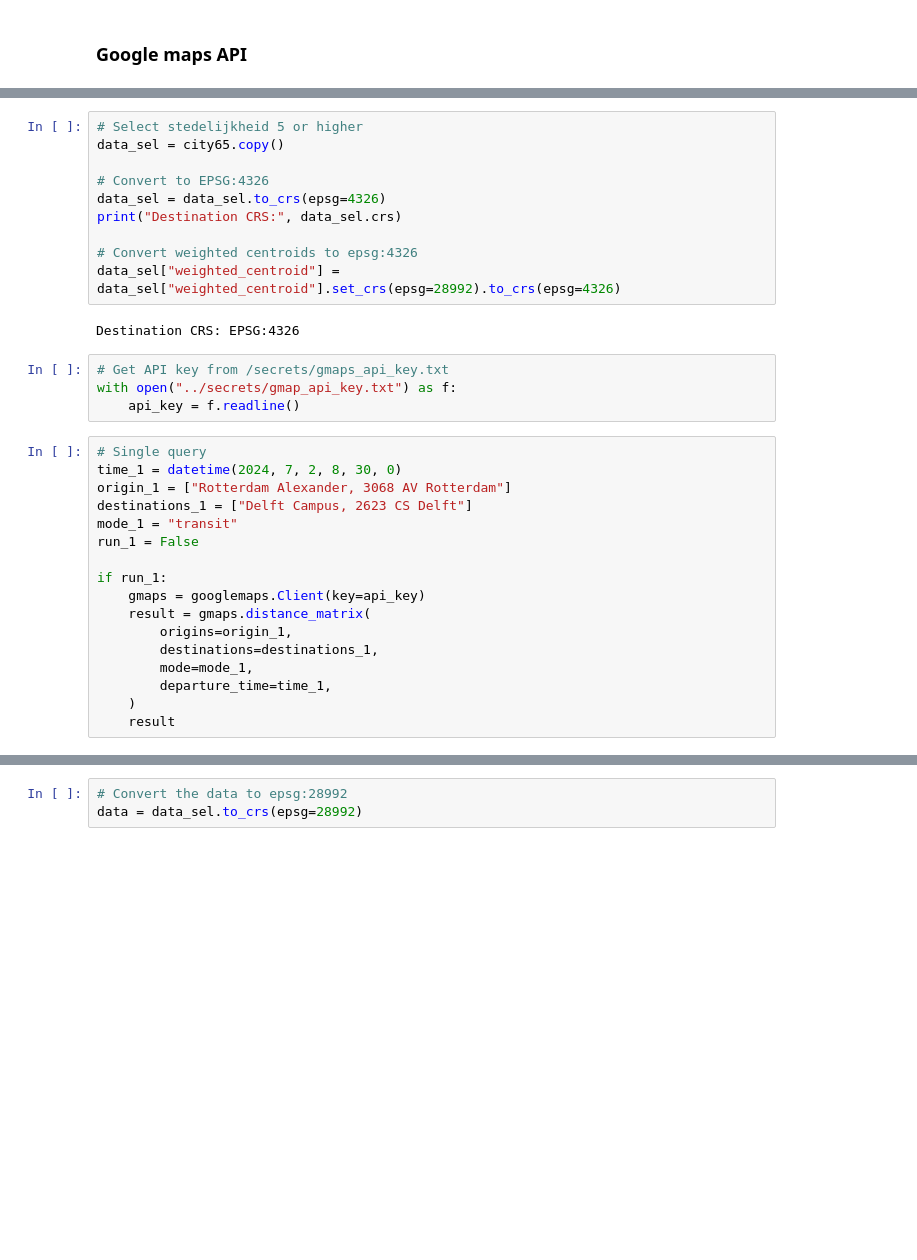
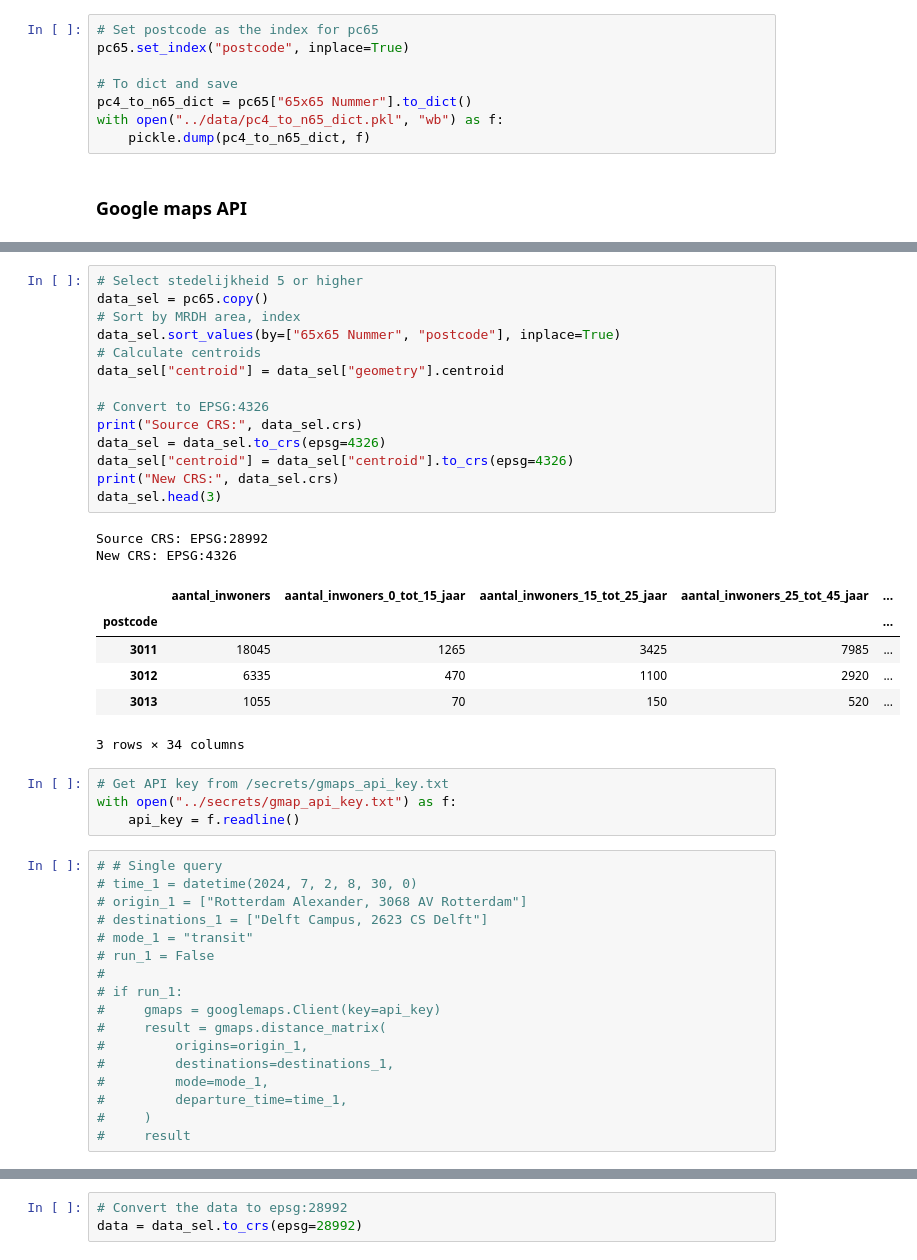
Before and after one commit to EwoutH/urban-self-driving-effects, a Jupyter notebook: travel_api/travel_time_distance_google.ipynb, the cells around one changed output, grey strips where cells are left out. Drawn from its saved outputs; the diff is of its cells as text; blank space fills up the shorter version.

```diff
--- a/travel_api/travel_time_distance_google.ipynb
+++ b/travel_api/travel_time_distance_google.ipynb
@@ -188,6 +188,14 @@ ax.legend(["Geographic centroids", "Weighted centroids", "NS stations"])
 plt.savefig("img/rotterdam_65_grid_centroids.png", dpi=300, bbox_inches="tight")
 # %% [output]
 [figure]
+# %%
+# Set postcode as the index for pc65
+pc65.set_index("postcode", inplace=True)
+
+# To dict and save
+pc4_to_n65_dict = pc65["65x65 Nummer"].to_dict()
+with open("../data/pc4_to_n65_dict.pkl", "wb") as f:
+    pickle.dump(pc4_to_n65_dict, f)
 # %% [markdown]
 ### Google maps API
 # %%
@@ -199,34 +207,45 @@ print(time)
 # %%
 # Select stedelijkheid 5 or higher
-data_sel = city65.copy()
+data_sel = pc65.copy()
+# Sort by MRDH area, index
+data_sel.sort_values(by=["65x65 Nummer", "postcode"], inplace=True)
+# Calculate centroids
+data_sel["centroid"] = data_sel["geometry"].centroid
 
 # Convert to EPSG:4326
+print("Source CRS:", data_sel.crs)
 data_sel = data_sel.to_crs(epsg=4326)
-print("Destination CRS:", data_sel.crs)
-
-# Convert weighted centroids to epsg:4326
-data_sel["weighted_centroid"] = data_sel["weighted_centroid"].set_crs(epsg=28992).to_crs(epsg=4326)
+data_sel["centroid"] = data_sel["centroid"].to_crs(epsg=4326)
+print("New CRS:", data_sel.crs)
+data_sel.head(3)
 # %% [output]
-Destination CRS: EPSG:4326
+Source CRS: EPSG:28992
+New CRS: EPSG:4326
+|  | aantal_inwoners | aantal_inwoners_0_tot_15_jaar | aantal_inwoners_15_tot_25_jaar | aantal_inwoners_25_tot_45_jaar | ... |
+| postcode |  |  |  |  | ... |
+| 3011 | 18045 | 1265 | 3425 | 7985 | ... |
+| 3012 | 6335 | 470 | 1100 | 2920 | ... |
+| 3013 | 1055 | 70 | 150 | 520 | ... |
+3 rows × 34 columns
 # %%
 # Get API key from /secrets/gmaps_api_key.txt
 with open("../secrets/gmap_api_key.txt") as f:
     api_key = f.readline()
 # %%
-# Single query
-time_1 = datetime(2024, 7, 2, 8, 30, 0)
-origin_1 = ["Rotterdam Alexander, 3068 AV Rotterdam"]
-destinations_1 = ["Delft Campus, 2623 CS Delft"]
-mode_1 = "transit"
-run_1 = False
-
-if run_1:
-    gmaps = googlemaps.Client(key=api_key)
-    result = gmaps.distance_matrix(
-        origins=origin_1,
-        destinations=destinations_1,
-        mode=mode_1,
-        departure_time=time_1,
-    )
-    result
+# # Single query
+# time_1 = datetime(2024, 7, 2, 8, 30, 0)
+# origin_1 = ["Rotterdam Alexander, 3068 AV Rotterdam"]
+# destinations_1 = ["Delft Campus, 2623 CS Delft"]
+# mode_1 = "transit"
+# run_1 = False
+#
+# if run_1:
+#     gmaps = googlemaps.Client(key=api_key)
+#     result = gmaps.distance_matrix(
+#         origins=origin_1,
+#         destinations=destinations_1,
+#         mode=mode_1,
+#         departure_time=time_1,
+#     )
+#     result
 # %%
```
Also changed, not shown: parts of 11 cells of this notebook.
